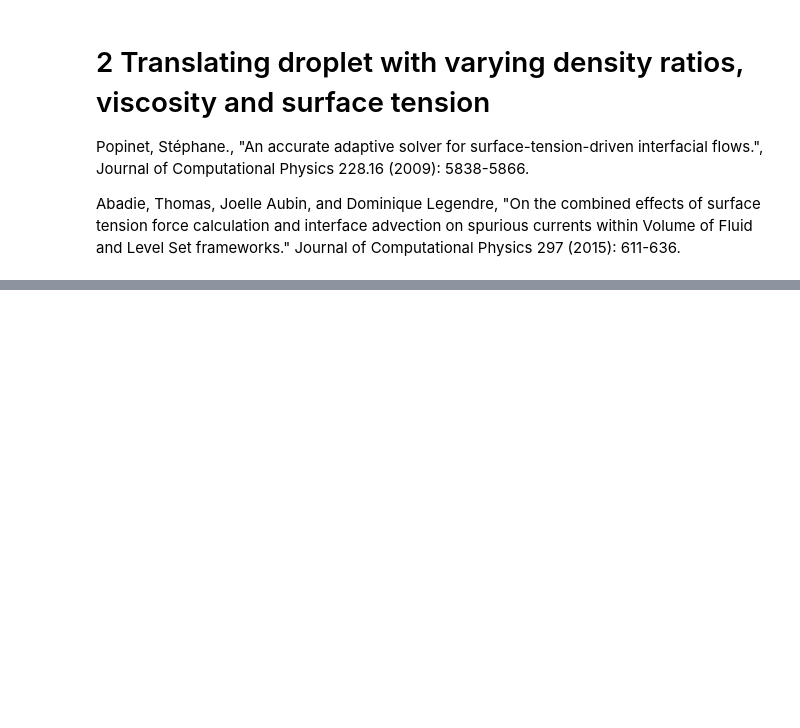
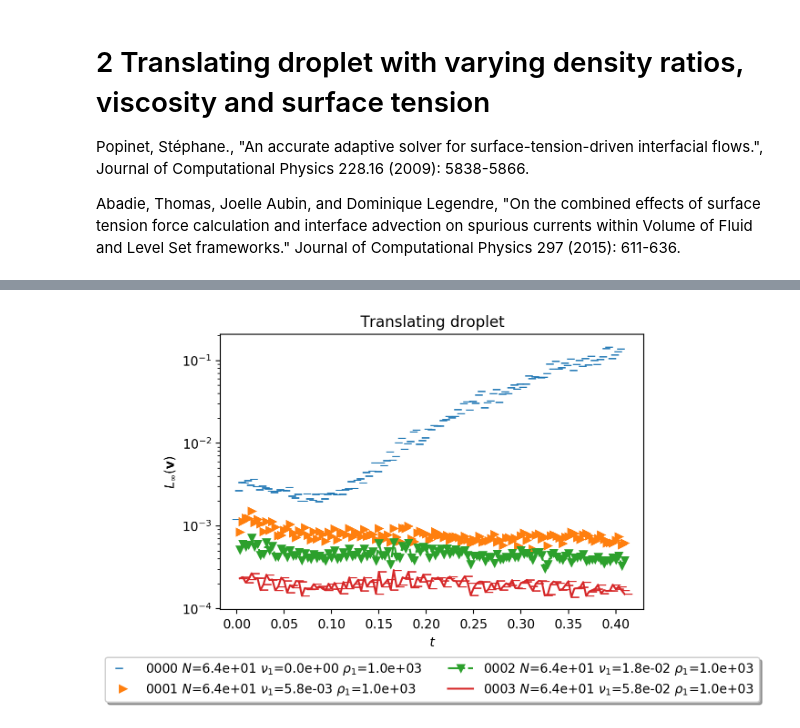
Before and after one commit to CRC-1194/lent, a Jupyter notebook: cases/flow-solution/translating-droplet/three-dimensional/translating-droplet-3D.ipynb, the cells around one changed output, grey strips where cells are left out. Cells and saved outputs as stored; diff of their text form; code cells hidden in the pictures; blank space fills up the shorter version.

```diff
--- a/cases/flow-solution/translating-droplet/three-dimensional/translating-droplet-3D.ipynb
+++ b/cases/flow-solution/translating-droplet/three-dimensional/translating-droplet-3D.ipynb
@@ -94,0 +103,8 @@ plot_dframe(popinet2009Dframe.loc[idx[[64],:,[1],:]],
+# %%
+idx = pd.IndexSlice
+plot_dframe(popinet2009Dframe.loc[idx[[64],:,[1000],:]],
+            popinet2009Agglom,
+            title="Translating droplet",
+            plotDict=plotDict)
+# %% [output]
+[figure, added]
```
Also changed, not shown: parts of 6 cells of this notebook.
